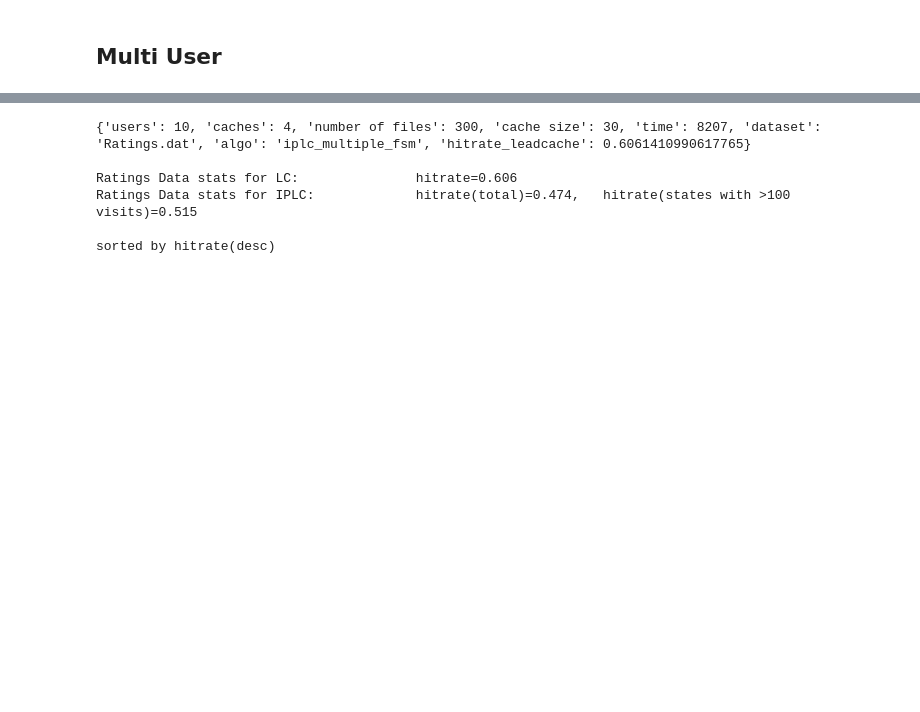
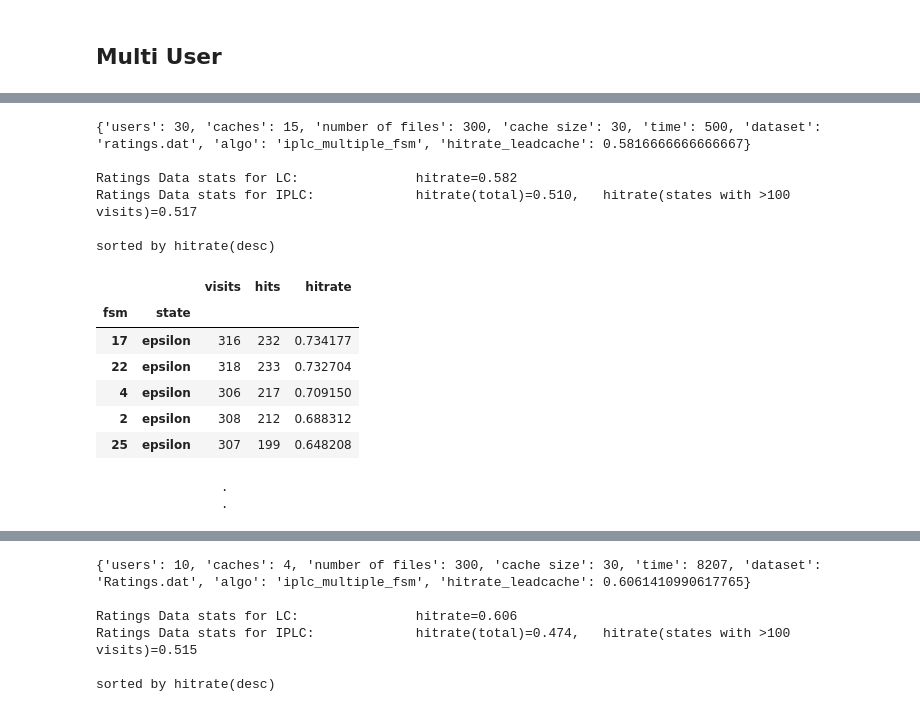
Before and after one commit to AtivJoshi/UniversalCaching, a Jupyter notebook: results.ipynb, the cells around one changed output, grey strips where cells are left out. Cells and saved outputs as stored; diff of their text form; code cells hidden in the pictures; blank space fills up the shorter version.

```diff
--- a/results.ipynb
+++ b/results.ipynb
@@ -116,0 +163,39 @@ Sorted by hitrate(desc). States with at least 1000 visits.
+# %%
+# Ratings Data Multi User. Sorted by ['User_ID','Timestamp].
+# 'users': 10, 'caches': 4, 'number of files': 300, 'cache size': 30, 'time': 500, 'dataset': 'Ratings.dat'
+# Data is modified so the file names are changed to [1..len(total_unique_ids)]. All files with file name greater than 300 are dropped. Data is sorted only according to timestamp. Previously, the data was sorted first according to userid then according to timestamp.
+
+with pd.HDFStore(f'data/ratings_iplc_multifsm_u30_c15_t500_d10_f300_2021_10_13_13_20_46.h5') as storage:
+    df = storage['df']
+    metadata = storage.get_storer('df').attrs.metadata
+    # metadata['dataset']='Ratings.dat'
+    # storage.get_storer('df').attrs.metadata=metadata
+_ = metadata.pop('network_graph')
+_ = metadata.pop('data_description')
+print(metadata)
+print(f'\nRatings Data stats for LC: \t\t hitrate={0.5816666666666667:.03f}')
+print(
+    f'Ratings Data stats for IPLC: \t\t hitrate(total)={0.5100666666666667:0.3f}, \t hitrate(states with >100 visits)={0.516920111372885:0.3f}')
+df1 = df.drop(df[df['visits'] < 100].index)
+df1.sort_values(by='hitrate', ascending=False, inplace=True)
+print('\nsorted by hitrate(desc)')
+# df['hits'].sum()/df['visits'].sum()
+# df1['hits'].sum()/df1['visits'].sum()
+df1[:5]
+print('\t\t.\n\t\t.')
+# %% [output]
+{'users': 30, 'caches': 15, 'number of files': 300, 'cache size': 30, 'time': 500, 'dataset': 'ratings.dat', 'algo': 'iplc_multiple_fsm', 'hitrate_leadcache': 0.5816666666666667}
+
+Ratings Data stats for LC:               hitrate=0.582
+Ratings Data stats for IPLC:             hitrate(total)=0.510,   hitrate(states with >100 visits)=0.517
+
+sorted by hitrate(desc)
+|  |  | visits | hits | hitrate |
+| fsm | state |  |  |  |
+| 17 | epsilon | 316 | 232 | 0.734177 |
+| 22 | epsilon | 318 | 233 | 0.732704 |
+| 4 | epsilon | 306 | 217 | 0.709150 |
+| 2 | epsilon | 308 | 212 | 0.688312 |
+| 25 | epsilon | 307 | 199 | 0.648208 |
+                .
+                .
```
Also changed, not shown: parts of 16 cells of this notebook, 2 other files.
